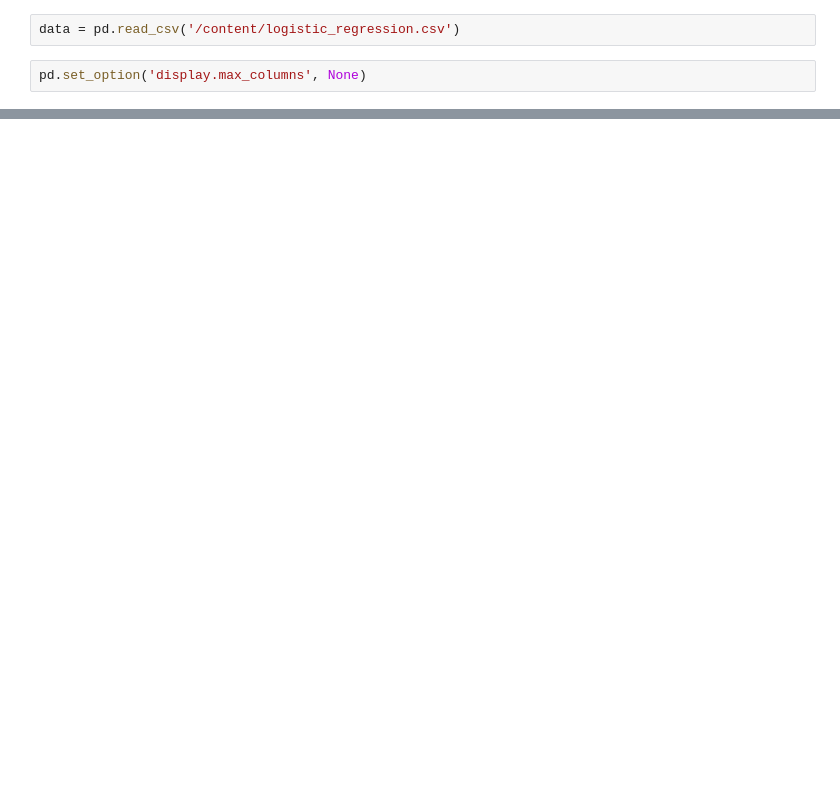
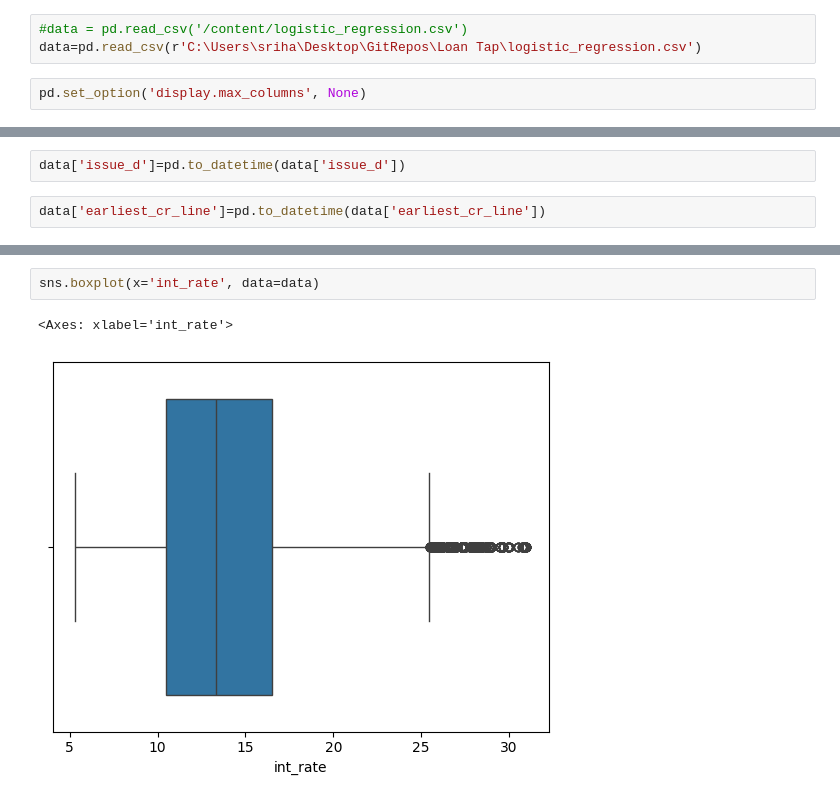
Before and after one commit to sri9079/Loan_tap, a Jupyter notebook: loan_tap_Case Study.ipynb, the cells around one changed output, grey strips where cells are left out. Cells and saved outputs as stored; diff of their text form; blank space fills up the shorter version.

```diff
--- a/loan_tap_Case Study.ipynb
+++ b/loan_tap_Case Study.ipynb
@@ -13,4 +40,5 @@ To: /content/logistic_regression.csv
 # %%
-data = pd.read_csv('/content/logistic_regression.csv')
+#data = pd.read_csv('/content/logistic_regression.csv')
+data=pd.read_csv(r'C:\Users\sriha\Desktop\GitRepos\Loan Tap\logistic_regression.csv')
 # %%
 pd.set_option('display.max_columns', None)
@@ -25,0 +78,4 @@ data.head()
+# %%
+data['issue_d']=pd.to_datetime(data['issue_d'])
+# %%
+data['earliest_cr_line']=pd.to_datetime(data['earliest_cr_line'])
@@ -25,0 +553,5 @@ data.head()
+# %%
+sns.boxplot(x='int_rate', data=data)
+# %% [output]
+<Axes: xlabel='int_rate'>
+[figure, added]
```
Also changed, not shown: parts of 103 cells of this notebook, 3 other files.
